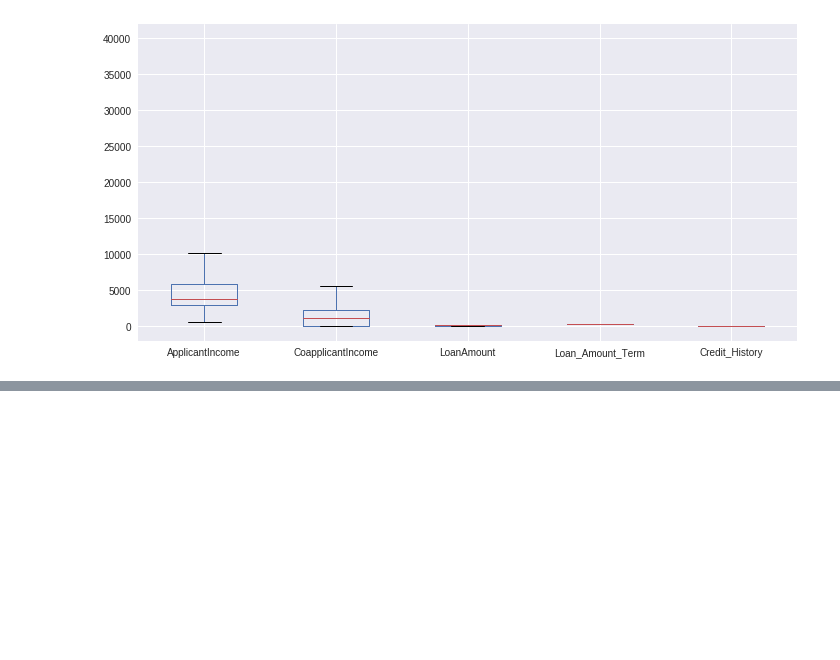
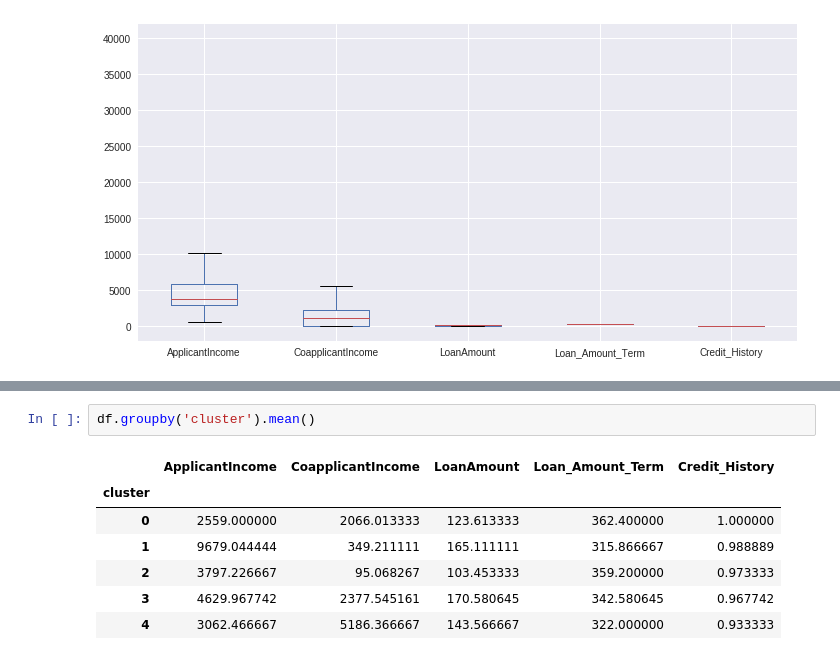
Before and after one commit to vipulpopat/MSCAI_Sem1_Etivity3, a Jupyter notebook: Etivity_3.ipynb, the cells around one changed output, grey strips where cells are left out. Drawn from its saved outputs; the diff is of its cells as text; blank space fills up the shorter version.

```diff
--- a/Etivity_3.ipynb
+++ b/Etivity_3.ipynb
@@ -140,0 +254,10 @@ plt.show()
+# %%
+df.groupby('cluster').mean()
+# %% [output]
+|  | ApplicantIncome | CoapplicantIncome | LoanAmount | Loan_Amount_Term | Credit_History |
+| cluster |  |  |  |  |  |
+| 0 | 2559.000000 | 2066.013333 | 123.613333 | 362.400000 | 1.000000 |
+| 1 | 9679.044444 | 349.211111 | 165.111111 | 315.866667 | 0.988889 |
+| 2 | 3797.226667 | 95.068267 | 103.453333 | 359.200000 | 0.973333 |
+| 3 | 4629.967742 | 2377.545161 | 170.580645 | 342.580645 | 0.967742 |
+| 4 | 3062.466667 | 5186.366667 | 143.566667 | 322.000000 | 0.933333 |
```
Also changed, not shown: parts of 8 cells of this notebook.
